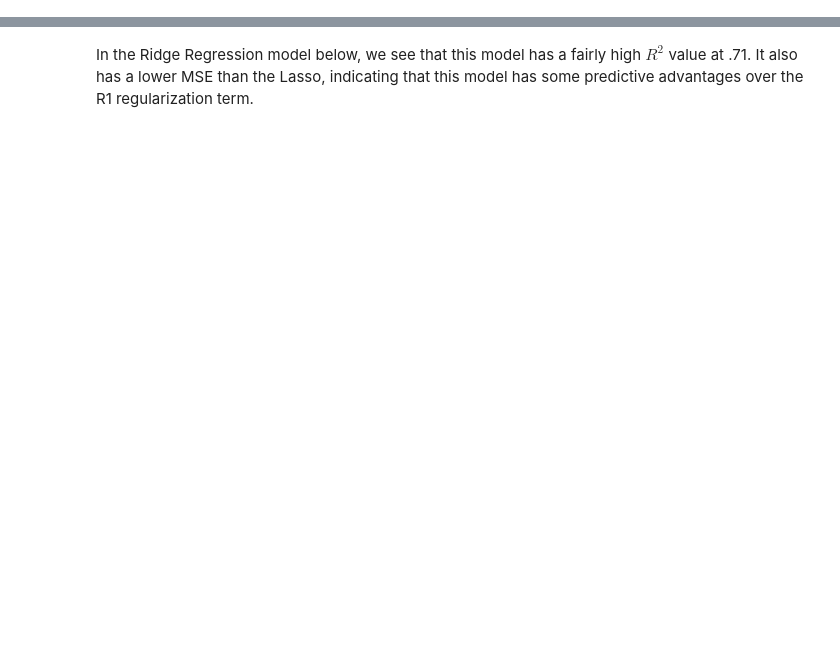
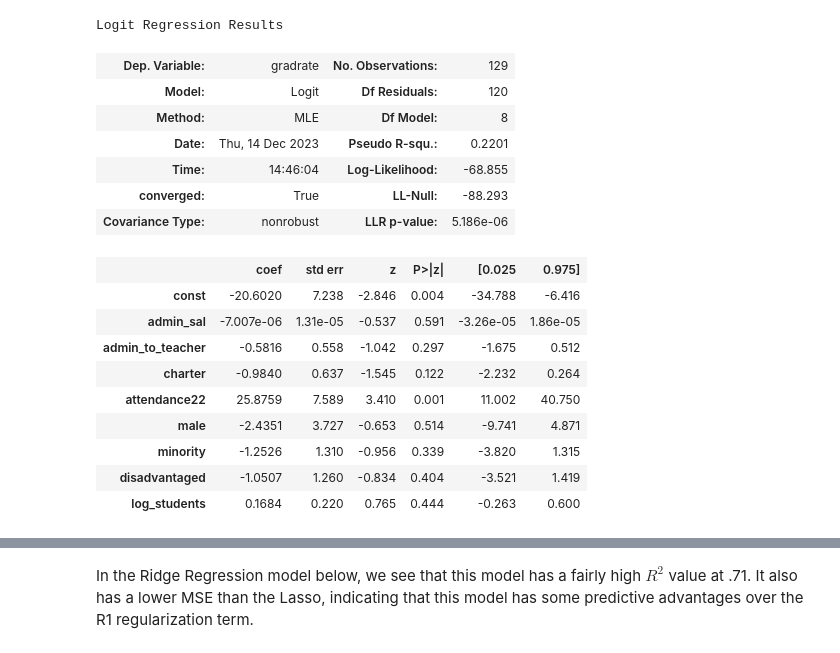
Before and after one commit to addmelo/volume3-project, a Jupyter notebook: Evaluation of Success Factors at Utah High Schools.ipynb, the cells around one changed output, grey strips where cells are left out. Saved outputs shown, nothing was run; the diff lists cells and outputs as text; code cells hidden in the pictures; blank space fills up the shorter version.

Commit message:
Final Commit (The real one) (for sure this time) (!!!)

```diff
--- a/Evaluation of Success Factors at Utah High Schools.ipynb
+++ b/Evaluation of Success Factors at Utah High Schools.ipynb
@@ -177,0 +67,32 @@ Best R2 Lasso: 0.5985425264313309
+# %%
+X = pd.read_csv("cleaned_with_salaries.csv") #Additional data cleaning
+X = X[['admin_sal', 'admin_to_teacher', 'students_11_12', 'gradrate', 'charter', 'attendance22','male', 'minority', 'disadvantaged', 'log_students']]
+X = X.dropna() # Some attendance values are null. These will be dropped
+y_rate = X['gradrate'].copy()
+UTAH_GRAD_RATE = .882 # Define average graduation rates
+y = y_rate > UTAH_GRAD_RATE
+del X['gradrate'] # Remove the graduation rate column from X
+# Define the sample weights based on the number of students, remove population col, do regression
+weights = X['students_11_12'] / X['students_11_12'].sum()
+del X['students_11_12']
+log_reg = sm.Logit(y, sm.add_constant(X)).fit_regularized(disp=False, weights=weights)
+log_reg.summary()
+# %% [output]
+Logit Regression Results
+| Dep. Variable: | gradrate | No. Observations: | 129 |
+| Model: | Logit | Df Residuals: | 120 |
+| Method: | MLE | Df Model: | 8 |
+| Date: | Thu, 14 Dec 2023 | Pseudo R-squ.: | 0.2201 |
+| Time: | 14:46:04 | Log-Likelihood: | -68.855 |
+| converged: | True | LL-Null: | -88.293 |
+| Covariance Type: | nonrobust | LLR p-value: | 5.186e-06 |
+|  | coef | std err | z | P>|z| | [0.025 | 0.975] |
+| const | -20.6020 | 7.238 | -2.846 | 0.004 | -34.788 | -6.416 |
+| admin_sal | -7.007e-06 | 1.31e-05 | -0.537 | 0.591 | -3.26e-05 | 1.86e-05 |
+| admin_to_teacher | -0.5816 | 0.558 | -1.042 | 0.297 | -1.675 | 0.512 |
+| charter | -0.9840 | 0.637 | -1.545 | 0.122 | -2.232 | 0.264 |
+| attendance22 | 25.8759 | 7.589 | 3.410 | 0.001 | 11.002 | 40.750 |
+| male | -2.4351 | 3.727 | -0.653 | 0.514 | -9.741 | 4.871 |
+| minority | -1.2526 | 1.310 | -0.956 | 0.339 | -3.820 | 1.315 |
+| disadvantaged | -1.0507 | 1.260 | -0.834 | 0.404 | -3.521 | 1.419 |
+| log_students | 0.1684 | 0.220 | 0.765 | 0.444 | -0.263 | 0.600 |
```
Also changed, not shown: parts of 44 cells of this notebook, 3 other files.
